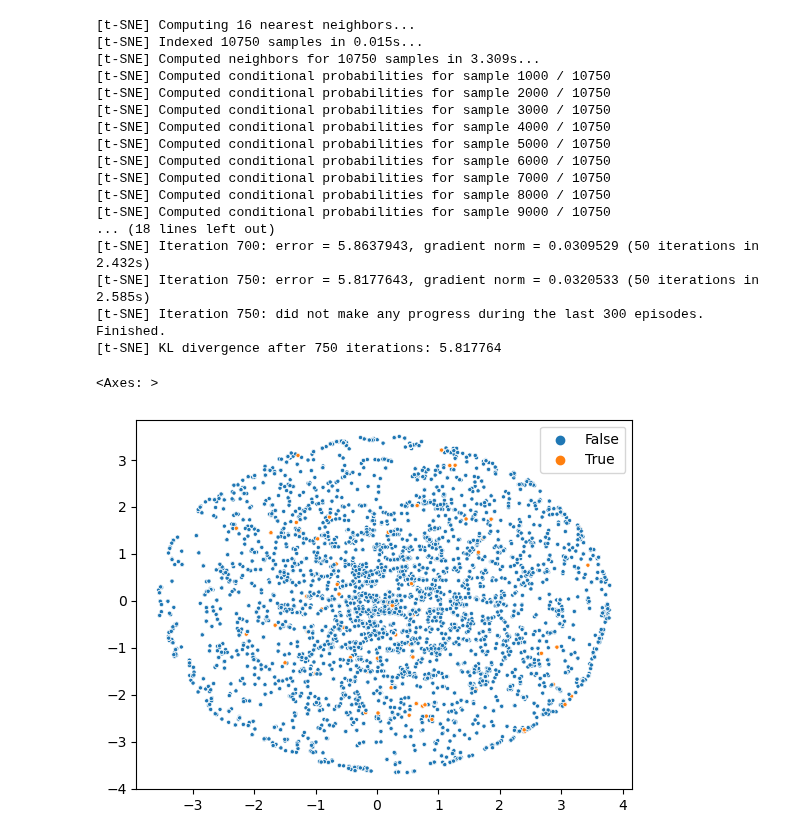
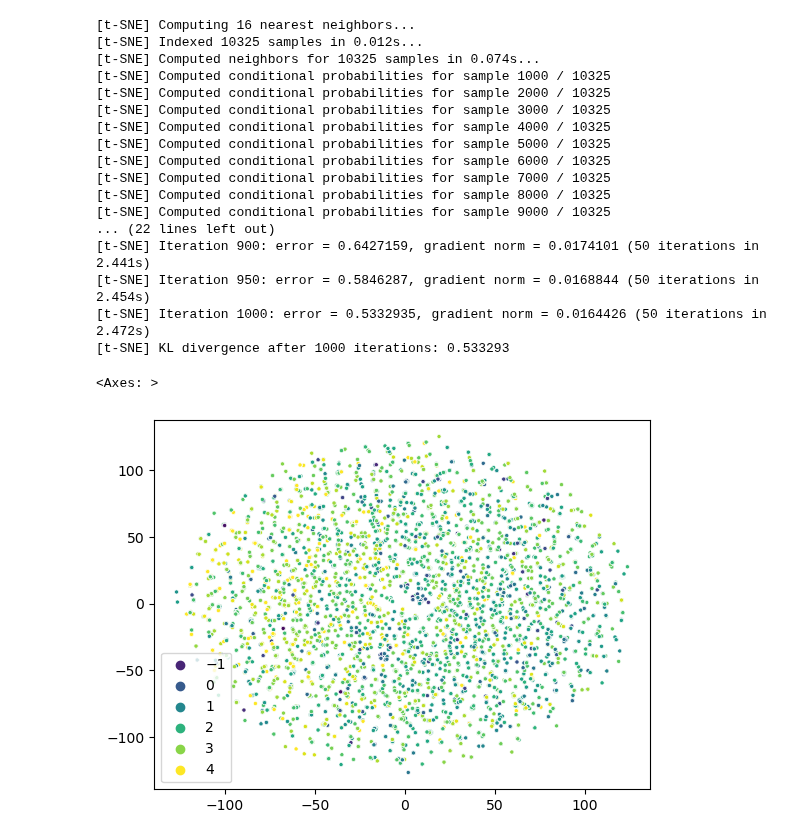
Before and after one commit to asiomchen/mldd23_project1, a Jupyter notebook: project.ipynb, the cells around one changed output. Cells and saved outputs as stored; diff of their text form; code cells hidden in the pictures.

```diff
--- a/project.ipynb
+++ b/project.ipynb
@@ -17,7 +17,10 @@ class Featurizer():
         fingerprints = []
         labels = []
 
+        df = df[df['Ki']<=1e4]
+        df = df[df['Ki']>0.01]
         labels = df['Ki']
+
         fp = []
         for index, row in df.iterrows():
             fp = row[1:self.fp_len+1]
@@ -28,7 +31,7 @@ class Featurizer():
         return fingerprints, labels
 
 class KlekFeaturizer(Featurizer):
-    def __init__(self, fp_len=4860, fp_type='Klek'):
+    def __init__(self, fp_len=4860, fp_type='Klek',):
         super().__init__(fp_len, fp_type)
 
 class MACCSFeaturizer(Featurizer):
@@ -97,7 +100,7 @@ class Autoencoder(nn.Module):
 # %%
 def train(train_dataloader):
 
-    epochs = 20
+    epochs = 30
 
     model = Autoencoder(fp_len, code_len)
     criterion = nn.BCELoss()
@@ -141,40 +141,41 @@ Epoch: 20, Loss: 0.06063522965198318
 # %%
 # encode
 
 encoded, recon = model(X_train)
 
 from sklearn.manifold import TSNE
 from sklearn import datasets
 import matplotlib.pyplot as plt
 import seaborn as sns
 
 encoded = encoded.detach().numpy()
 encoded = np.transpose(encoded)
 
 encoded_df = pd.DataFrame()
 for i in range(8):
     encoded_df[f'{i+1}'] = encoded[i]
 
-X_tsne = TSNE(metric='jaccard', perplexity=5, verbose=3).fit_transform(encoded_df)
+log10_Ki = np.log10(y_train)
+X_tsne = TSNE(perplexity=5, verbose=3, learning_rate=100).fit_transform(encoded_df)
 
-sns.scatterplot(x=X_tsne[:, 0], y=X_tsne[:, 1], marker=".", hue=(y_train<1))
+sns.scatterplot(x=X_tsne[:, 0], y=X_tsne[:, 1], marker=".", hue=(log10_Ki), palette='viridis')
 # %% [output]
 [t-SNE] Computing 16 nearest neighbors...
-[t-SNE] Indexed 10750 samples in 0.015s...
-[t-SNE] Computed neighbors for 10750 samples in 3.309s...
-[t-SNE] Computed conditional probabilities for sample 1000 / 10750
-[t-SNE] Computed conditional probabilities for sample 2000 / 10750
-[t-SNE] Computed conditional probabilities for sample 3000 / 10750
-[t-SNE] Computed conditional probabilities for sample 4000 / 10750
-[t-SNE] Computed conditional probabilities for sample 5000 / 10750
-[t-SNE] Computed conditional probabilities for sample 6000 / 10750
-[t-SNE] Computed conditional probabilities for sample 7000 / 10750
-[t-SNE] Computed conditional probabilities for sample 8000 / 10750
-[t-SNE] Computed conditional probabilities for sample 9000 / 10750
-... (18 lines left out)
-[t-SNE] Iteration 700: error = 5.8637943, gradient norm = 0.0309529 (50 iterations in 2.432s)
-[t-SNE] Iteration 750: error = 5.8177643, gradient norm = 0.0320533 (50 iterations in 2.585s)
-[t-SNE] Iteration 750: did not make any progress during the last 300 episodes. Finished.
-[t-SNE] KL divergence after 750 iterations: 5.817764
+[t-SNE] Indexed 10325 samples in 0.012s...
+[t-SNE] Computed neighbors for 10325 samples in 0.074s...
+[t-SNE] Computed conditional probabilities for sample 1000 / 10325
+[t-SNE] Computed conditional probabilities for sample 2000 / 10325
+[t-SNE] Computed conditional probabilities for sample 3000 / 10325
+[t-SNE] Computed conditional probabilities for sample 4000 / 10325
+[t-SNE] Computed conditional probabilities for sample 5000 / 10325
+[t-SNE] Computed conditional probabilities for sample 6000 / 10325
+[t-SNE] Computed conditional probabilities for sample 7000 / 10325
+[t-SNE] Computed conditional probabilities for sample 8000 / 10325
+[t-SNE] Computed conditional probabilities for sample 9000 / 10325
+... (22 lines left out)
+[t-SNE] Iteration 900: error = 0.6427159, gradient norm = 0.0174101 (50 iterations in 2.441s)
+[t-SNE] Iteration 950: error = 0.5846287, gradient norm = 0.0168844 (50 iterations in 2.454s)
+[t-SNE] Iteration 1000: error = 0.5332935, gradient norm = 0.0164426 (50 iterations in 2.472s)
+[t-SNE] KL divergence after 1000 iterations: 0.533293
 <Axes: >
-[figure, old version]
+[figure, new version]
```
Also changed, not shown: parts of 1 cell of this notebook.
